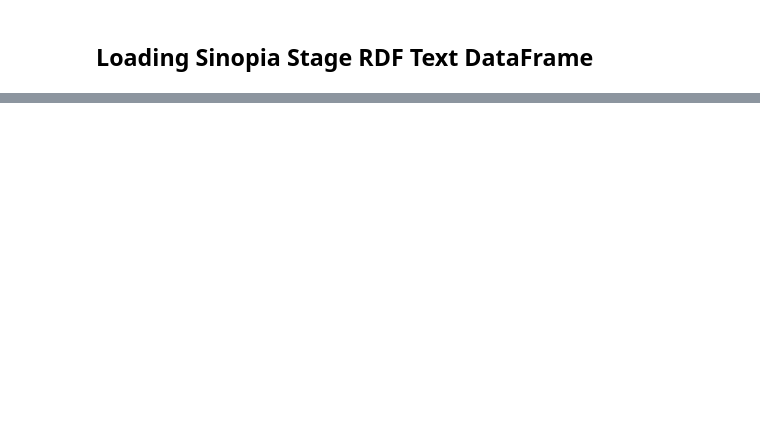
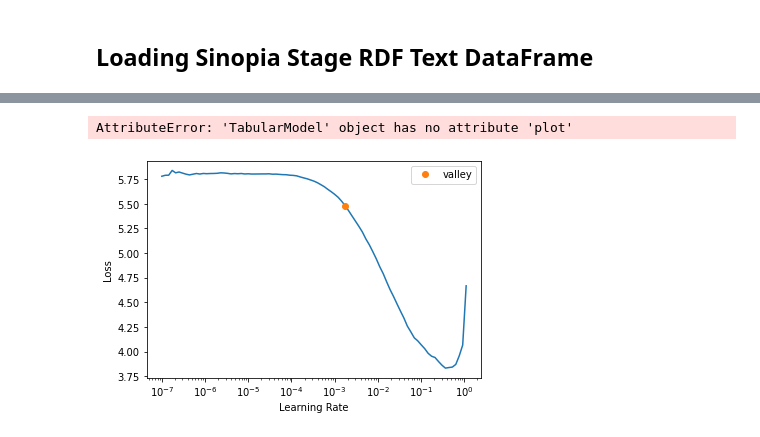
Before and after one commit to LD4P/rdf-ai-workshop, a Jupyter notebook: 05_FastAIwithPyTorch.ipynb, the cells around one changed output, grey strips where cells are left out. Saved outputs shown, nothing was run; the diff lists cells and outputs as text; code cells hidden in the pictures; blank space fills up the shorter version.

```diff
--- a/05_FastAIwithPyTorch.ipynb
+++ b/05_FastAIwithPyTorch.ipynb
@@ -57,0 +104,3 @@ weighted_df
+# %%
+continous = [col for col in stage_df_clean.columns]
+continous.pop(0)  # Removes template from our continous variables
@@ -57,0 +109,9 @@ weighted_df
+# %%
+stage_to = TabularPandas(
+    stage_df_clean,
+    procs=[Categorify],
+    cont_names=continous,
+    y_names="template",
+    y_block=CategoryBlock,
+    splits=splits,
+)
@@ -57,0 +127,2 @@ weighted_df
+# %%
+stage_data_loader = stage_to.dataloaders(bs=64)
@@ -57,0 +147,2 @@ weighted_df
+# %%
+stage_learner = tabular_learner(stage_data_loader, metrics=accuracy)
@@ -57,0 +181,4 @@ weighted_df
+# %%
+stage_learner.lr_find()
+stage_learner.recorder.plot()
+# %% [output]
@@ -57,0 +186,2 @@ weighted_df
+AttributeError: 'TabularModel' object has no attribute 'plot'
+[figure, added]
```
Also changed, not shown: parts of 28 cells of this notebook, 7 other files.
